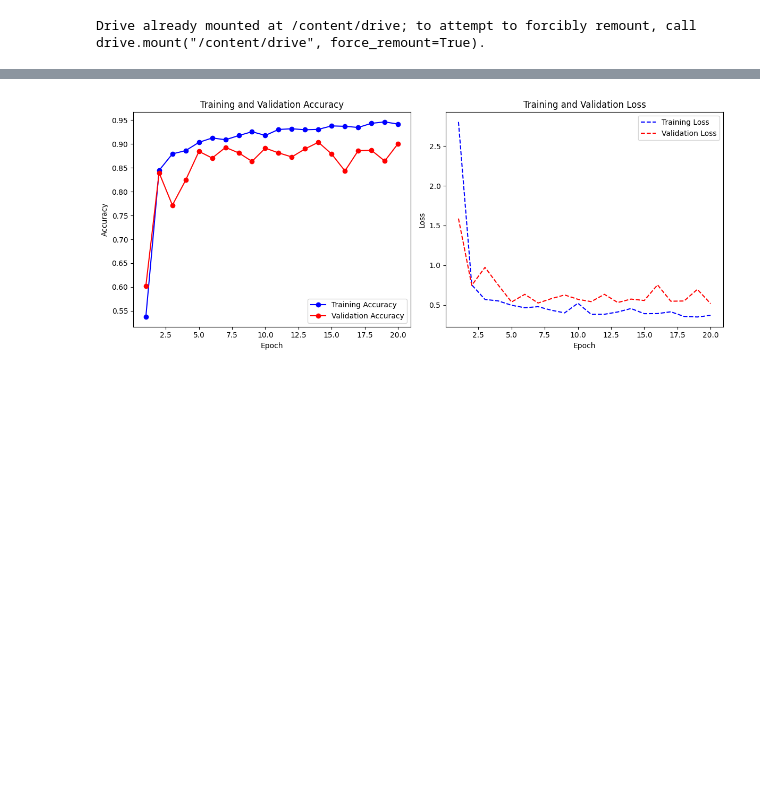
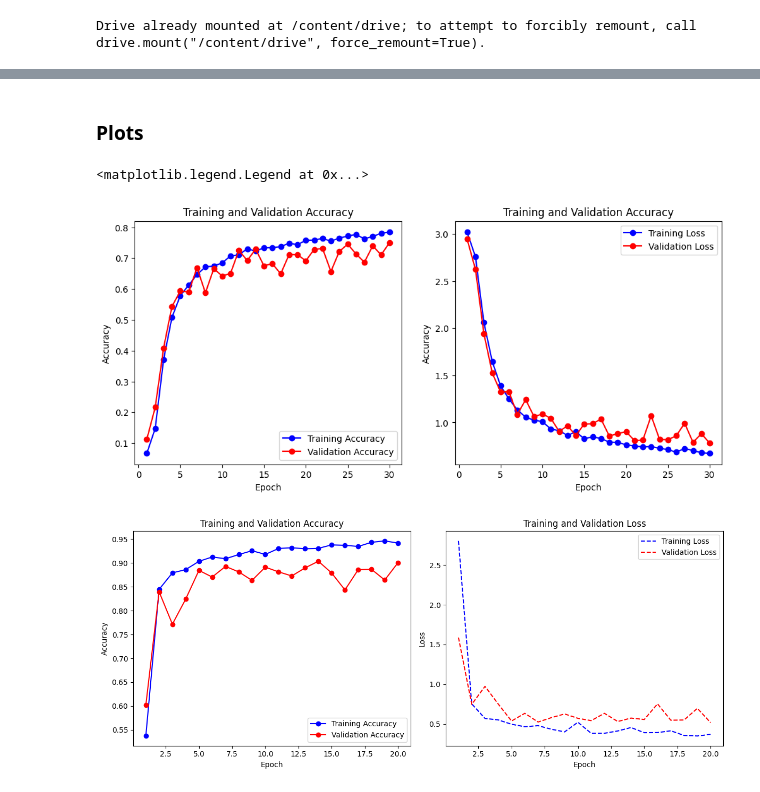
Before and after one commit to slinusc/speaker_identification, a Jupyter notebook: model/CNN_Speaker.ipynb, the cells around one changed output, grey strips where cells are left out. Saved outputs shown, nothing was run; the diff lists cells and outputs as text; code cells hidden in the pictures; blank space fills up the shorter version.

```diff
--- a/model/CNN_Speaker.ipynb
+++ b/model/CNN_Speaker.ipynb
@@ -103,22 +161,14 @@ model = build_model(input_shape, num_classes)
 # %%
-from tensorflow.keras import models, layers
-from sklearn.metrics import f1_score, classification_report
-import numpy as np
 
-# Assuming model has been defined and compiled as per previous steps
-history = model.fit(X_train, y_train,
-                    epochs=20,
-                    batch_size=20,  # Adjust based on your memory capacity and training needs
-                    validation_data=(X_val, y_val))
-
+from sklearn.metrics import accuracy_score, recall_score, f1_score, precision_score
 # Now use the model to predict, not the history object
 y_pred = model.predict(X_val)
 y_pred_classes = np.argmax(y_pred, axis=1)
 y_true_classes = np.argmax(y_val, axis=1)
 
-# Calculate F1 score
-f1 = f1_score(y_true_classes, y_pred_classes, average='macro')  # You can change average mode
-
-print(f"F1 Score: {f1}")
-print(classification_report(y_true_classes, y_pred_classes))
+# Calculate F1 score, recall, and accuracy
+f1 = f1_score(y_true_classes, y_pred_classes, average='macro')
+recall = recall_score(y_true_classes, y_pred_classes, average='macro')
+precision = precision_score(y_true_classes, y_pred_classes, average='macro')
+accuracy = accuracy_score(y_true_classes, y_pred_classes)
 # %% [output]
@@ -142 +248,32 @@ weighted avg       0.54      0.52      0.49      1296
+# %% [markdown]
+### Plots
+# %%
+# Assuming 'history' is the output from the model.fit() method
+train_accuracies = history.history['accuracy']  # This holds the training accuracies for each epoch
+val_accuracies = history.history['val_accuracy']  # This holds the validation accuracies for each epoch
+epochs = list(range(1, 31))
+
+plt.figure(figsize=(12, 5))
+import matplotlib.pyplot as plt
+plt.subplot(1, 2, 1)
+plt.plot(epochs, train_accuracies, 'bo-', label='Training Accuracy')
+plt.plot(epochs, val_accuracies, 'ro-', label='Validation Accuracy')
+plt.title('Training and Validation Accuracy')
+plt.xlabel('Epoch')
+plt.ylabel('Accuracy')
+plt.legend()
+
+train_loss = history.history['loss']  # This holds the training accuracies for each epoch
+val_loss = history.history['val_loss']  # This holds the validation accuracies for each epoch
+
+plt.subplot(1, 2, 2)
+plt.plot(epochs, train_loss, 'bo-', label='Training Loss')
+plt.plot(epochs, val_loss, 'ro-', label='Validation Loss')
+plt.title('Training and Validation Accuracy')
+plt.xlabel('Epoch')
+plt.ylabel('Accuracy')
+plt.legend()
+# %% [output]
+<matplotlib.legend.Legend at 0x...>
+[figure, added]
 # %%
```
Also changed, not shown: parts of 15 cells of this notebook.
